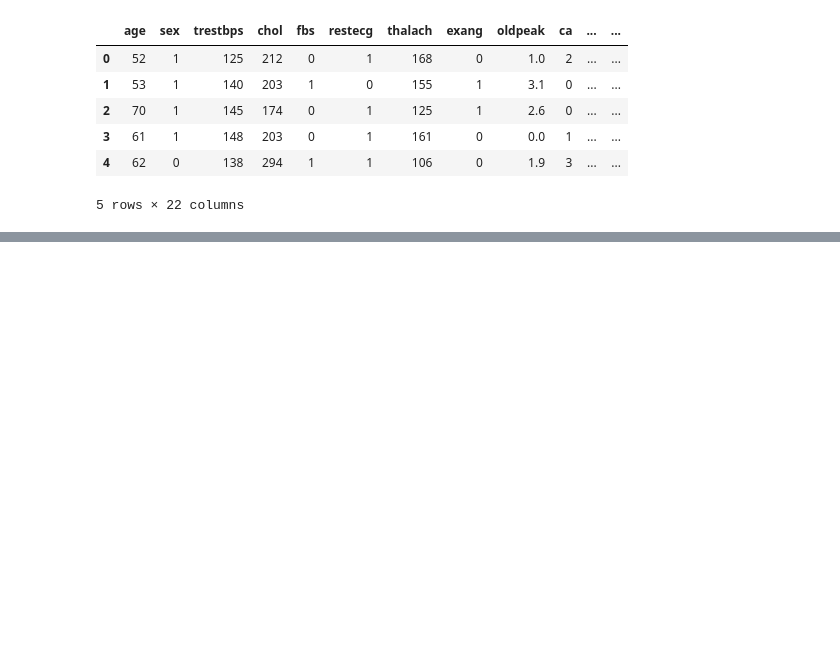
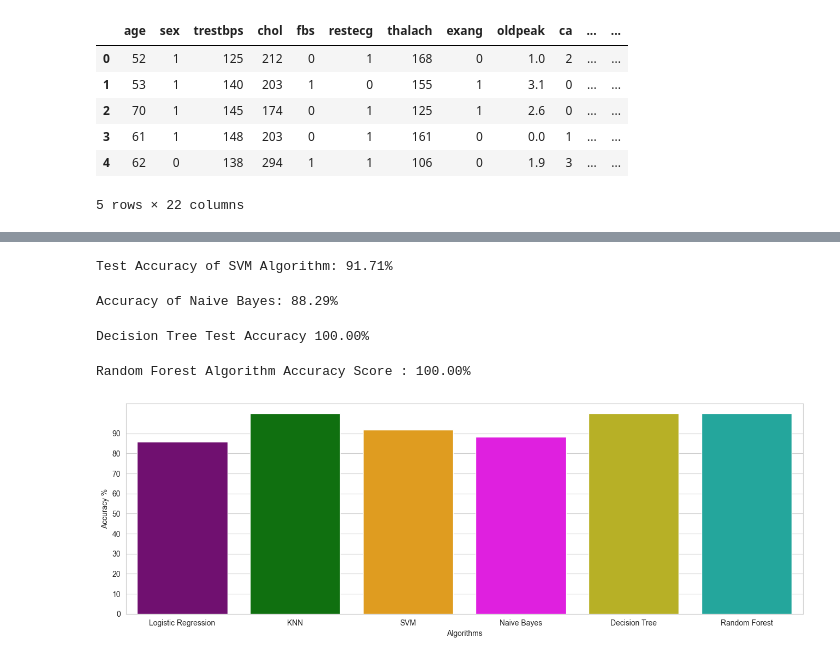
Before and after one commit to Prerana2712/DSBDA, a Jupyter notebook: Assignment_5_(01).ipynb, the cells around one changed output, grey strips where cells are left out. Cells and saved outputs as stored; diff of their text form; code cells hidden in the pictures; blank space fills up the shorter version.

```diff
--- a/Assignment_5_(01).ipynb
+++ b/Assignment_5_(01).ipynb
@@ -258,0 +416,9 @@ def forwardBackward(weight,bias,x_train,y_train):
+# %%
+svm = SVC(random_state = 1)
+svm.fit(x_train.T, y_train.T)
+
+acc = svm.score(x_test.T,y_test.T)*100
+accuracies['SVM'] = acc
+print("Test Accuracy of SVM Algorithm: {:.2f}%".format(acc))
+# %% [output]
+Test Accuracy of SVM Algorithm: 91.71%
@@ -258,0 +427,11 @@ def forwardBackward(weight,bias,x_train,y_train):
+# %%
+#Naive Bayes Algorithm
+from sklearn.naive_bayes import GaussianNB
+nb = GaussianNB()
+nb.fit(x_train.T, y_train.T)
+
+acc = nb.score(x_test.T,y_test.T)*100
+accuracies['Naive Bayes'] = acc
+print("Accuracy of Naive Bayes: {:.2f}%".format(acc))
+# %% [output]
+Accuracy of Naive Bayes: 88.29%
@@ -258,0 +440,11 @@ def forwardBackward(weight,bias,x_train,y_train):
+# %%
+#Decision Tree Algorithm
+from sklearn.tree import DecisionTreeClassifier
+dtc = DecisionTreeClassifier()
+dtc.fit(x_train.T, y_train.T)
+
+acc = dtc.score(x_test.T, y_test.T)*100
+accuracies['Decision Tree'] = acc
+print("Decision Tree Test Accuracy {:.2f}%".format(acc))
+# %% [output]
+Decision Tree Test Accuracy 100.00%
@@ -258,0 +453,12 @@ def forwardBackward(weight,bias,x_train,y_train):
+# %%
+#Random Forest Classification
+# Random Forest Classification
+from sklearn.ensemble import RandomForestClassifier
+rf = RandomForestClassifier(n_estimators = 1000, random_state = 1)
+rf.fit(x_train.T, y_train.T)
+
+acc = rf.score(x_test.T,y_test.T)*100
+accuracies['Random Forest'] = acc
+print("Random Forest Algorithm Accuracy Score : {:.2f}%".format(acc))
+# %% [output]
+Random Forest Algorithm Accuracy Score : 100.00%
@@ -258,0 +467,13 @@ def forwardBackward(weight,bias,x_train,y_train):
+# %%
+#Comparing Models
+colors = ["purple", "green", "orange", "magenta","#CFC60E","#0FBBAE"]
+
+sns.set_style("whitegrid")
+plt.figure(figsize=(16,5))
+plt.yticks(np.arange(0,100,10))
+plt.ylabel("Accuracy %")
+plt.xlabel("Algorithms")
+sns.barplot(x=list(accuracies.keys()), y=list(accuracies.values()), palette=colors)
+plt.show()
+# %% [output]
+[figure, added]
```
Also changed, not shown: parts of 39 cells of this notebook, 7 other files.
